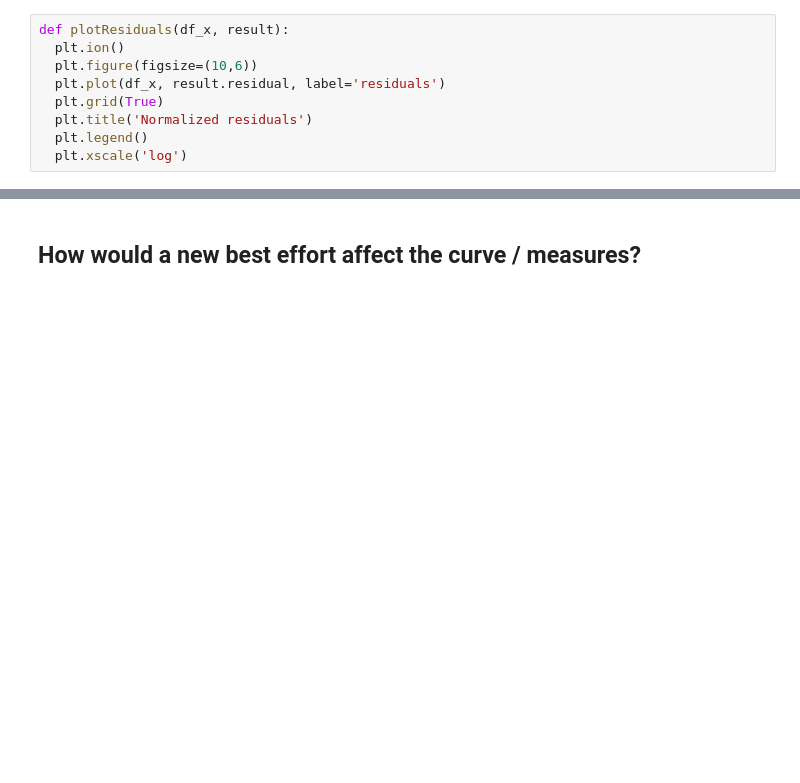
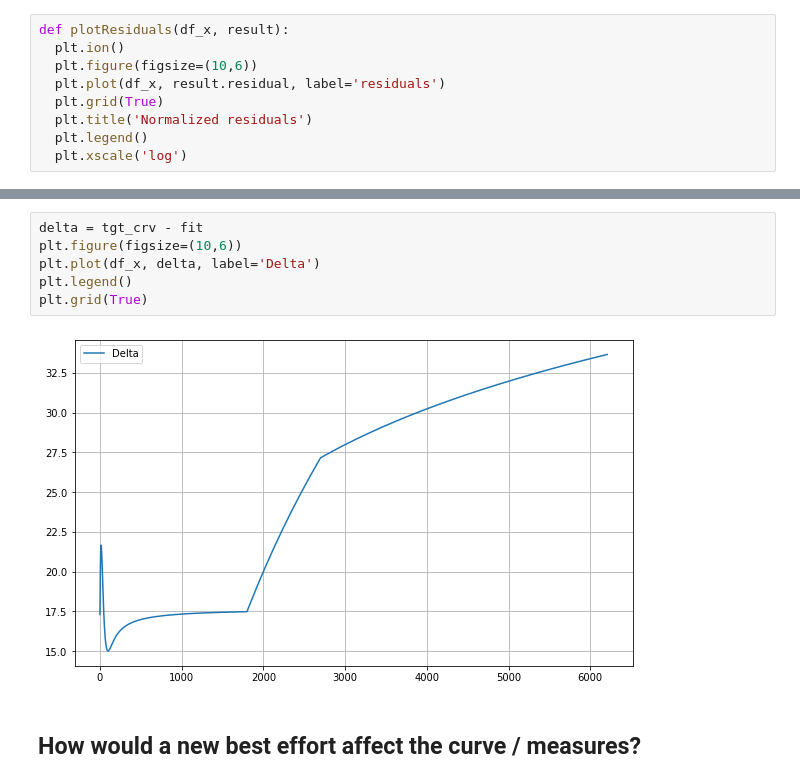
Before and after one commit to jpequegn/wkoAnalysis, a Jupyter notebook: notebooks/PDC Curve Fitting.ipynb, the cells around one changed output, grey strips where cells are left out. Cells and saved outputs as stored; diff of their text form; blank space fills up the shorter version.

```diff
--- a/notebooks/PDC Curve Fitting.ipynb
+++ b/notebooks/PDC Curve Fitting.ipynb
@@ -130,3 +130,11 @@ Current power at 900 secs: 241.134, target: 251.111
+# %%
+delta = tgt_crv - fit
+plt.figure(figsize=(10,6))
+plt.plot(df_x, delta, label='Delta')
+plt.legend()
+plt.grid(True)
+# %% [output]
+[figure, added]
 # %% [markdown]
 ## How would a new best effort affect the curve / measures?
 # %%
```
Also changed, not shown: parts of 11 cells of this notebook.
